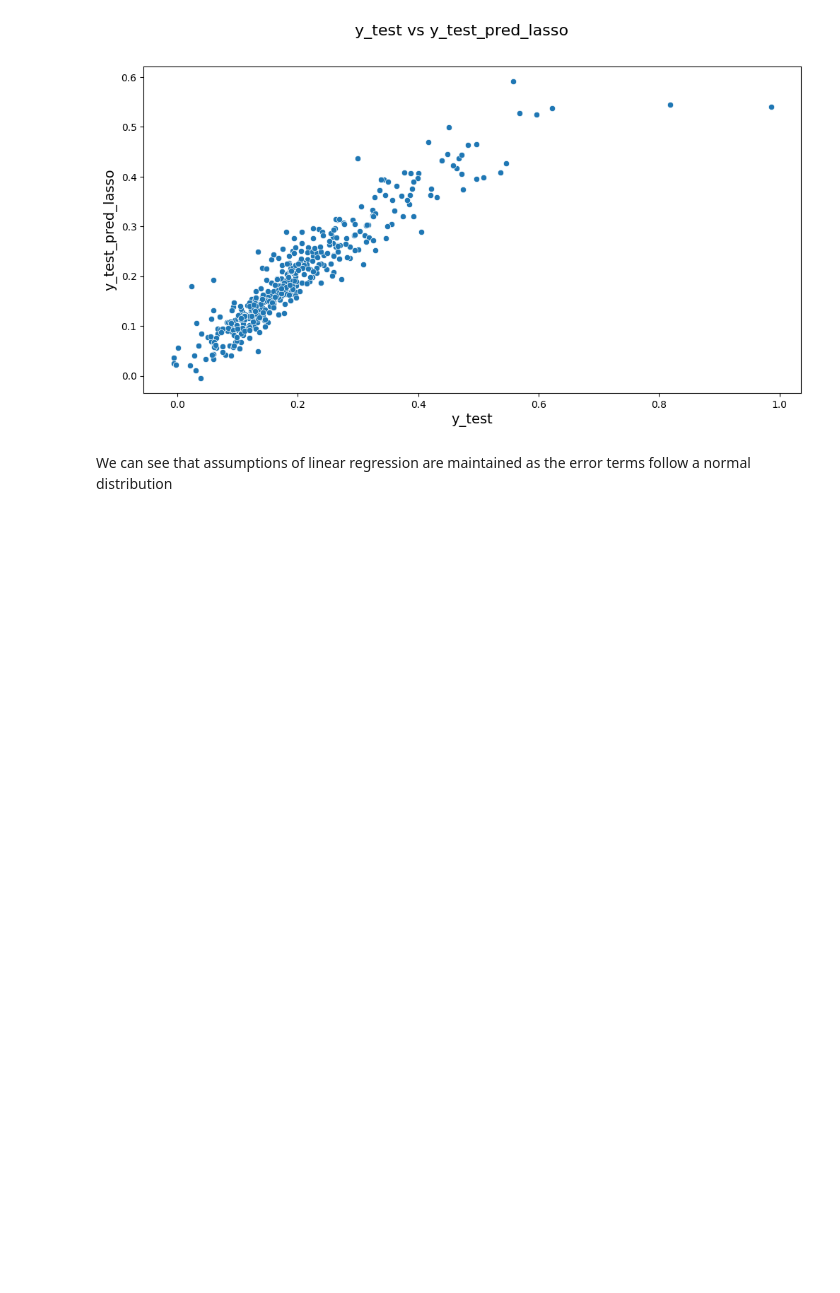
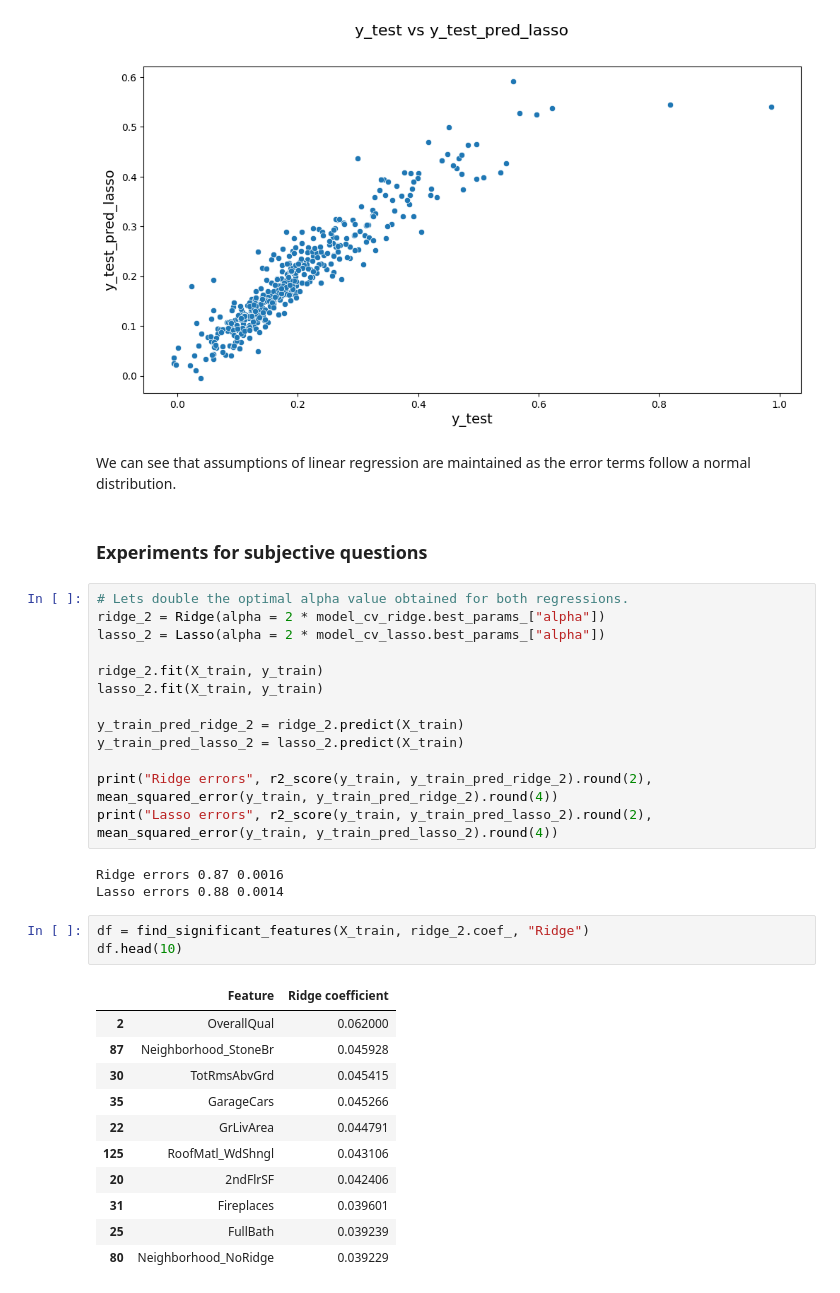
Before and after one commit to vibhav-123/HousingPrices, a Jupyter notebook: HousePricingModel.ipynb, the cells around one changed output. Drawn from its saved outputs; the diff is of its cells as text; blank space fills up the shorter version.

Commit message:
Subjective questions

```diff
--- a/HousePricingModel.ipynb
+++ b/HousePricingModel.ipynb
@@ -592,4 +592,37 @@ plt.ylabel('y_test_pred_lasso', fontsize=14)
 Text(0, 0.5, 'y_test_pred_lasso')
 [figure]
 # %% [markdown]
-We can see that assumptions of linear regression are maintained as the error terms follow a normal distribution
+We can see that assumptions of linear regression are maintained as the error terms follow a normal distribution.
+# %% [markdown]
+### Experiments for subjective questions
+# %%
+# Lets double the optimal alpha value obtained for both regressions.
+ridge_2 = Ridge(alpha = 2 * model_cv_ridge.best_params_["alpha"])
+lasso_2 = Lasso(alpha = 2 * model_cv_lasso.best_params_["alpha"])
+
+ridge_2.fit(X_train, y_train)
+lasso_2.fit(X_train, y_train)
+
+y_train_pred_ridge_2 = ridge_2.predict(X_train)
+y_train_pred_lasso_2 = lasso_2.predict(X_train)
+
+print("Ridge errors", r2_score(y_train, y_train_pred_ridge_2).round(2), mean_squared_error(y_train, y_train_pred_ridge_2).round(4))
+print("Lasso errors", r2_score(y_train, y_train_pred_lasso_2).round(2), mean_squared_error(y_train, y_train_pred_lasso_2).round(4))
+# %% [output]
+Ridge errors 0.87 0.0016
+Lasso errors 0.88 0.0014
+# %%
+df = find_significant_features(X_train, ridge_2.coef_, "Ridge")
+df.head(10)
+# %% [output]
+|  | Feature | Ridge coefficient |
+| 2 | OverallQual | 0.062000 |
+| 87 | Neighborhood_StoneBr | 0.045928 |
+| 30 | TotRmsAbvGrd | 0.045415 |
+| 35 | GarageCars | 0.045266 |
+| 22 | GrLivArea | 0.044791 |
+| 125 | RoofMatl_WdShngl | 0.043106 |
+| 20 | 2ndFlrSF | 0.042406 |
+| 31 | Fireplaces | 0.039601 |
+| 25 | FullBath | 0.039239 |
+| 80 | Neighborhood_NoRidge | 0.039229 |
```
Also changed, not shown: parts of 12 cells of this notebook, 1 other file.
